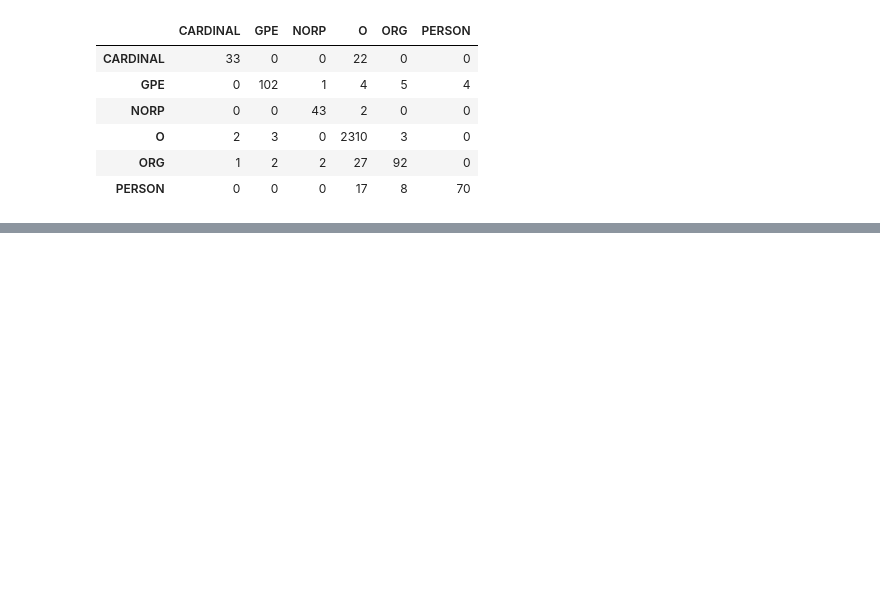
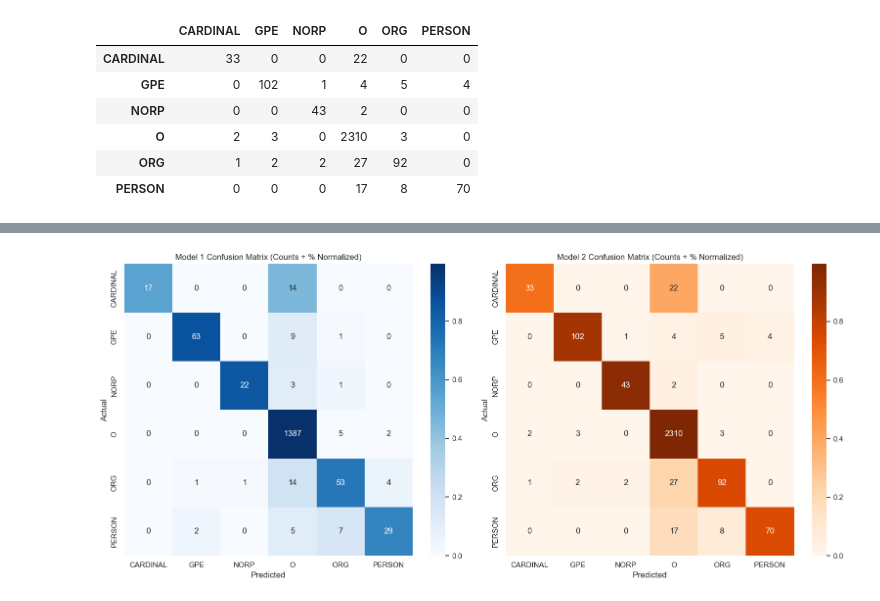
Before and after one commit to mayiquimpo/6200, a Jupyter notebook: Assignment 4.ipynb, the cells around one changed output, grey strips where cells are left out. Cells and saved outputs as stored; diff of their text form; code cells hidden in the pictures; blank space fills up the shorter version.

```diff
--- a/Assignment 4.ipynb
+++ b/Assignment 4.ipynb
@@ -580,6 +586,10 @@ weighted avg     0.9373    0.7816    0.8488       435
 # Flatten and aggregate the labels.
 y_true_flat = [aggregate_label(label) for sent in y_test for label in sent]
 y_pred_flat = [aggregate_label(label) for sent in y_pred for label in sent]
+
+# save Model 1’s truth & preds
+y_true_flat_model2 = y_true_flat.copy()
+y_pred_flat_model2 = y_pred_flat.copy()
 
 # Determine the sorted set of aggregated labels.
 labels = sorted(list(set(y_true_flat + y_pred_flat)))
@@ -601,0 +723,27 @@ Aggregated Confusion Matrix:
+# %%
+# Get confusion matrices
+cm1 = confusion_matrix(y_true_flat_model1, y_pred_flat_model1, labels=labels)
+cm2 = confusion_matrix(y_true_flat_model2, y_pred_flat_model2, labels=labels)
+
+# Normalize by row (true labels)
+cm1_norm = cm1.astype('float') / cm1.sum(axis=1)[:, np.newaxis]
+cm2_norm = cm2.astype('float') / cm2.sum(axis=1)[:, np.newaxis]
+
+fig, axes = plt.subplots(1, 2, figsize=(16, 7))
+
+# Model 1
+sns.heatmap(cm1_norm, annot=cm1, fmt='d', cmap='Blues', xticklabels=labels, yticklabels=labels, ax=axes[0])
+axes[0].set_title('Model 1 Confusion Matrix (Counts + % Normalized)')
+axes[0].set_xlabel('Predicted')
+axes[0].set_ylabel('Actual')
+
+# Model 2
+sns.heatmap(cm2_norm, annot=cm2, fmt='d', cmap='Oranges', xticklabels=labels, yticklabels=labels, ax=axes[1])
+axes[1].set_title('Model 2 Confusion Matrix (Counts + % Normalized)')
+axes[1].set_xlabel('Predicted')
+axes[1].set_ylabel('Actual')
+
+plt.tight_layout()
+plt.show()
+# %% [output]
+[figure, added]
```
Also changed, not shown: parts of 13 cells of this notebook.
